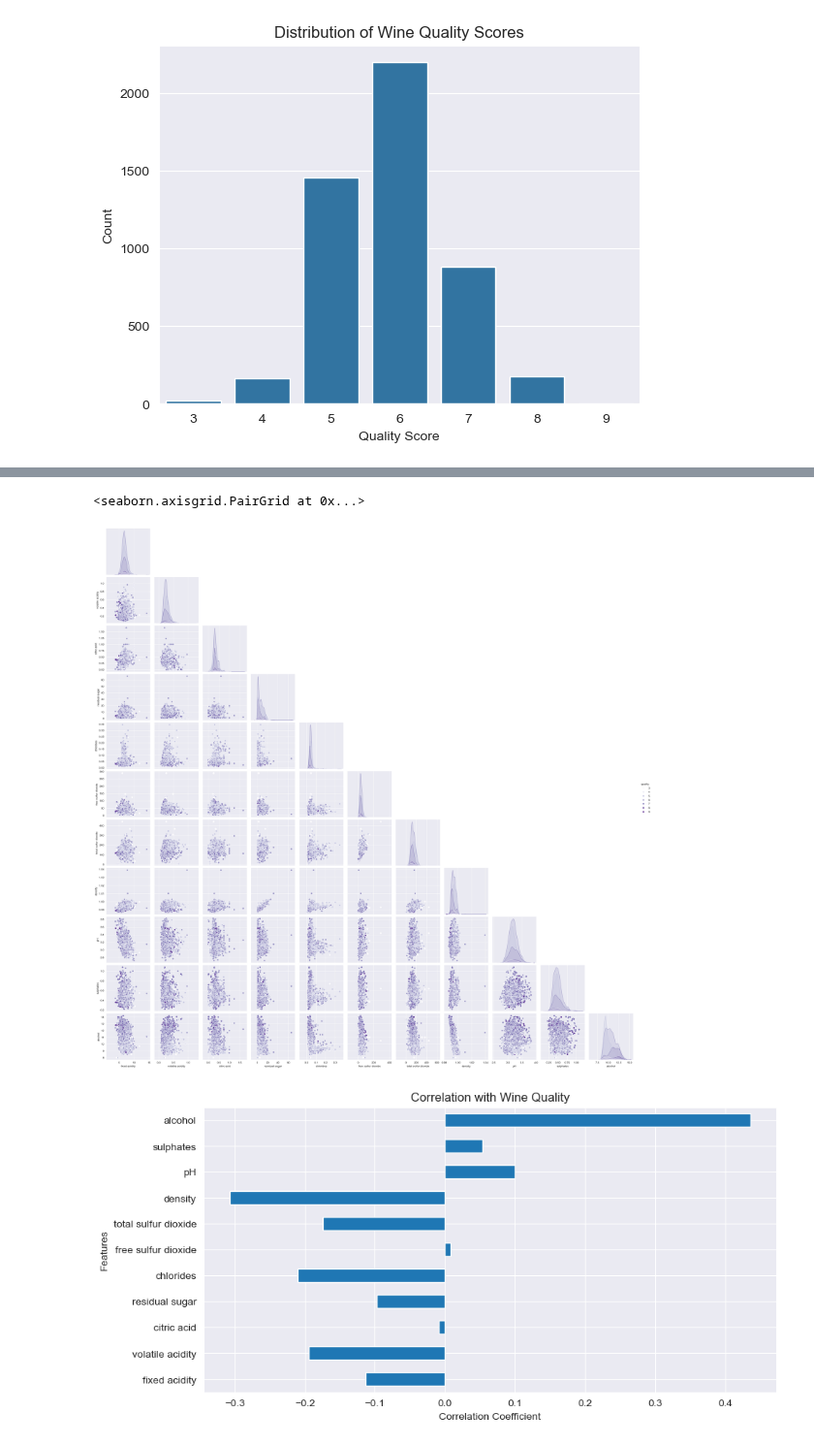
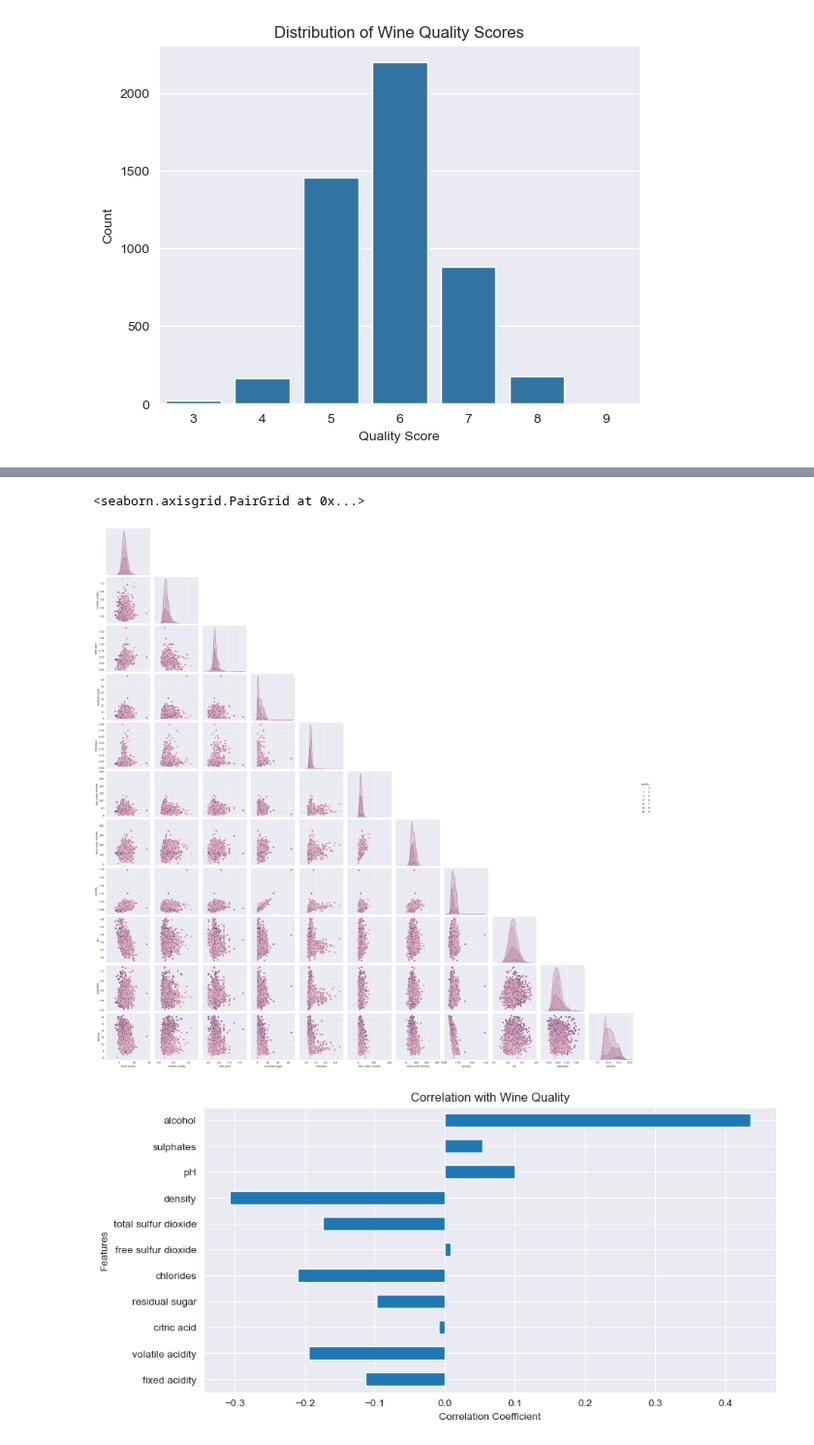
Before and after one commit to gps-stellar/Simple-Regression-Models, a Jupyter notebook: Wine-Quality-Regression/Wine_Quality_Regression.ipynb, the cells around one changed output, grey strips where cells are left out. Shown at 97% size. Drawn from its saved outputs; the diff is of its cells as text; code cells hidden in the pictures.

```diff
--- a/Wine-Quality-Regression/Wine_Quality_Regression.ipynb
+++ b/Wine-Quality-Regression/Wine_Quality_Regression.ipynb
@@ -122,8 +125,8 @@ plt.show()
 # %%
-sns.pairplot(df_wqw, hue='quality', corner = True, palette='Purples')
+sns.pairplot(df_wqw, hue='quality', corner = True)
 # %% [output]
 <seaborn.axisgrid.PairGrid at 0x...>
-[figure, old version]
+[figure, new version]
 # %%
 correlation = df_wqw.corr()["quality"].drop("quality")
 correlation.plot(kind="barh", figsize=(10, 5), title="Correlation with Wine Quality")
```
Also changed, not shown: parts of 6 cells of this notebook.
